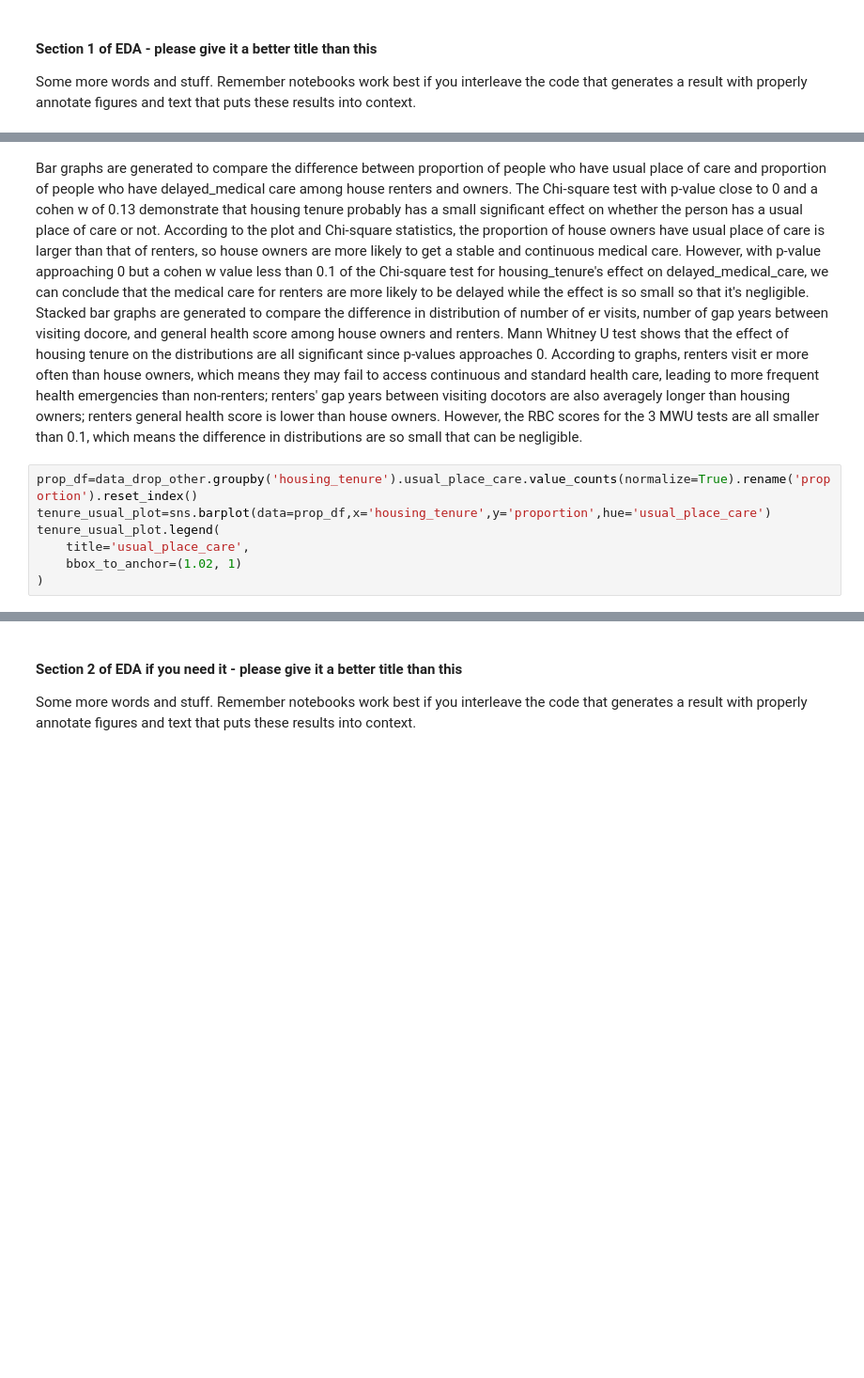
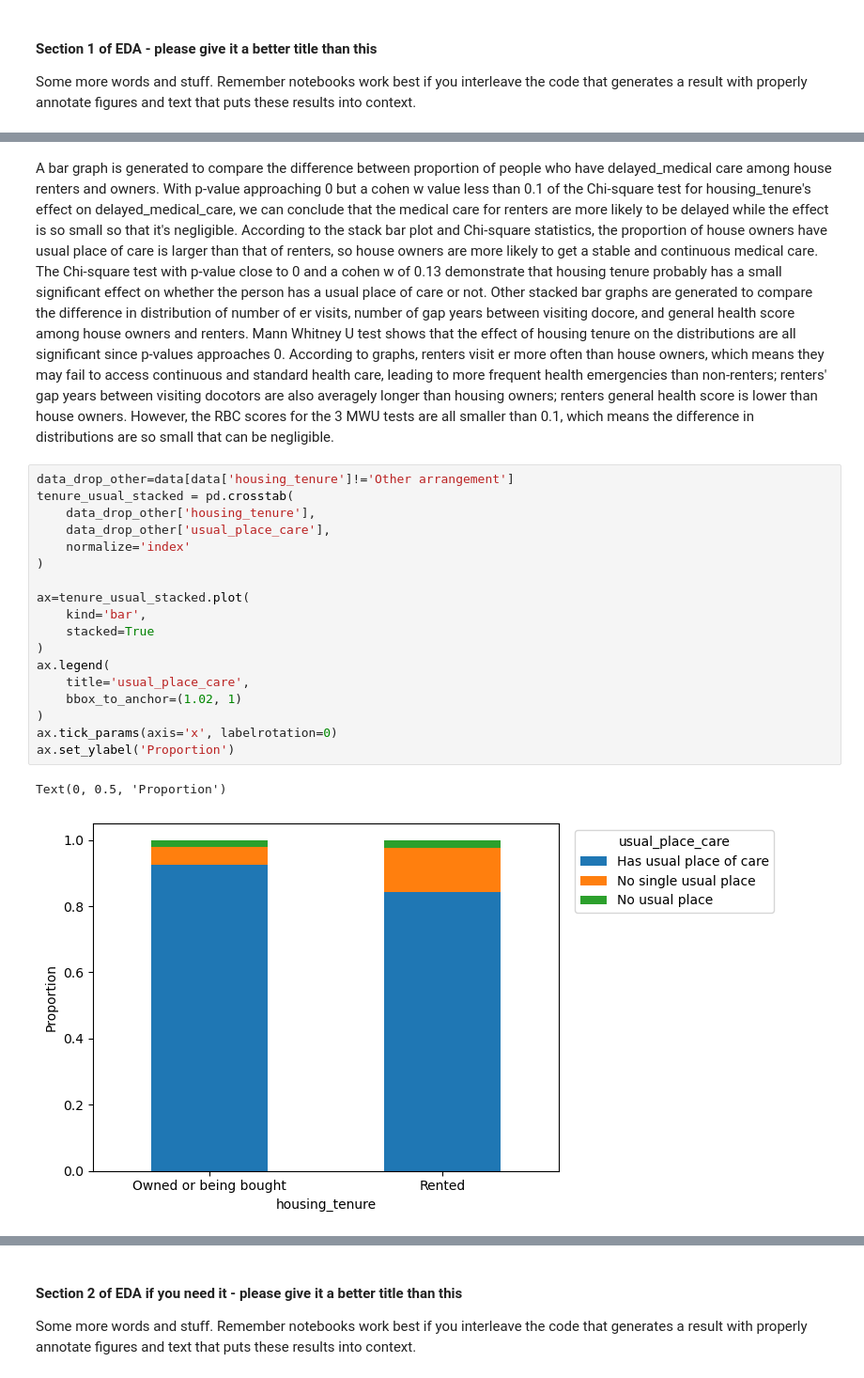
Before and after one commit to COGS108/Group-SP26-079, a Jupyter notebook: 02-EDACheckpoint.ipynb, the cells around one changed output, grey strips where cells are left out. Shown at 94% size. Drawn from its saved outputs; the diff is of its cells as text; blank space fills up the shorter version.

```diff
--- a/02-EDACheckpoint.ipynb
+++ b/02-EDACheckpoint.ipynb
@@ -223,13 +238,28 @@ data_drop_other=data[data['housing_tenure']!='Other arrangement']
 # %% [markdown]
-Bar graphs are generated to compare the difference between proportion of people who have usual place of care and proportion of people who have delayed_medical care among house renters and owners. The Chi-square test with p-value close to 0 and a cohen w of 0.13 demonstrate that housing tenure probably has a small significant effect on whether the person has a usual place of care or not. According to the plot and Chi-square statistics, the proportion of house owners have usual place of care is larger than that of renters, so house owners are more likely to get a stable and continuous medical care. However, with p-value approaching 0 but a cohen w value less than 0.1 of the Chi-square test for housing_tenure's effect on delayed_medical_care, we can conclude that the medical care for renters are more likely to be delayed while the effect is so small so that it's negligible.
-Stacked bar graphs are generated to compare the difference in distribution of number of er visits, number of gap years between visiting docore, and general health score among house owners and renters. Mann Whitney U test shows that the effect of housing tenure on the distributions are all significant since p-values approaches 0. According to graphs, renters visit er more often than house owners, which means they may fail to access continuous and standard health care, leading to more frequent health emergencies than non-renters; renters' gap years between visiting docotors are also averagely longer than housing owners; renters general health score is lower than house owners. However, the RBC scores for the 3 MWU tests are all smaller than 0.1, which means the difference in distributions are so small that can be negligible.
+A bar graph is generated to compare the difference between proportion of people who have delayed_medical care among house renters and owners. With p-value approaching 0 but a cohen w value less than 0.1 of the Chi-square test for housing_tenure's effect on delayed_medical_care, we can conclude that the medical care for renters are more likely to be delayed while the effect is so small so that it's negligible.
+According to the stack bar plot and Chi-square statistics, the proportion of house owners have usual place of care is larger than that of renters, so house owners are more likely to get a stable and continuous medical care. The Chi-square test with p-value close to 0 and a cohen w of 0.13 demonstrate that housing tenure probably has a small significant effect on whether the person has a usual place of care or not.
+Other stacked bar graphs are generated to compare the difference in distribution of number of er visits, number of gap years between visiting docore, and general health score among house owners and renters. Mann Whitney U test shows that the effect of housing tenure on the distributions are all significant since p-values approaches 0. According to graphs, renters visit er more often than house owners, which means they may fail to access continuous and standard health care, leading to more frequent health emergencies than non-renters; renters' gap years between visiting docotors are also averagely longer than housing owners; renters general health score is lower than house owners. However, the RBC scores for the 3 MWU tests are all smaller than 0.1, which means the difference in distributions are so small that can be negligible.
-# %%
-prop_df=data_drop_other.groupby('housing_tenure').usual_place_care.value_counts(normalize=True).rename('proportion').reset_index()
-tenure_usual_plot=sns.barplot(data=prop_df,x='housing_tenure',y='proportion',hue='usual_place_care')
-tenure_usual_plot.legend(
-    title='usual_place_care',
-    bbox_to_anchor=(1.02, 1)
-)
+# %%
+data_drop_other=data[data['housing_tenure']!='Other arrangement']
+tenure_usual_stacked = pd.crosstab(
+    data_drop_other['housing_tenure'],
+    data_drop_other['usual_place_care'],
+    normalize='index'
+)
+
+ax=tenure_usual_stacked.plot(
+    kind='bar',
+    stacked=True
+)
+ax.legend(
+    title='usual_place_care',
+    bbox_to_anchor=(1.02, 1)
+)
+ax.tick_params(axis='x', labelrotation=0)
+ax.set_ylabel('Proportion')
+# %% [output]
+Text(0, 0.5, 'Proportion')
+[figure, added]
 # %%
 prop_df=data_drop_other.groupby('housing_tenure').delayed_medical_care.value_counts(normalize=True).rename('proportion').reset_index()
 prop_df['delayed_medical_care'] = (prop_df['delayed_medical_care'].map({0: 'No', 1: 'Yes'}))
```
Also changed, not shown: parts of 16 cells of this notebook.
